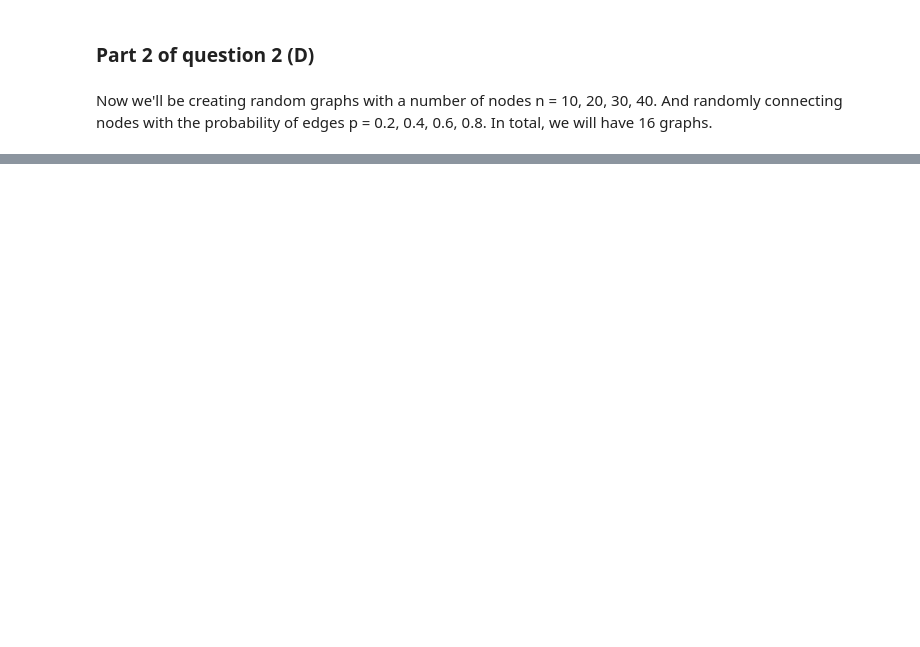
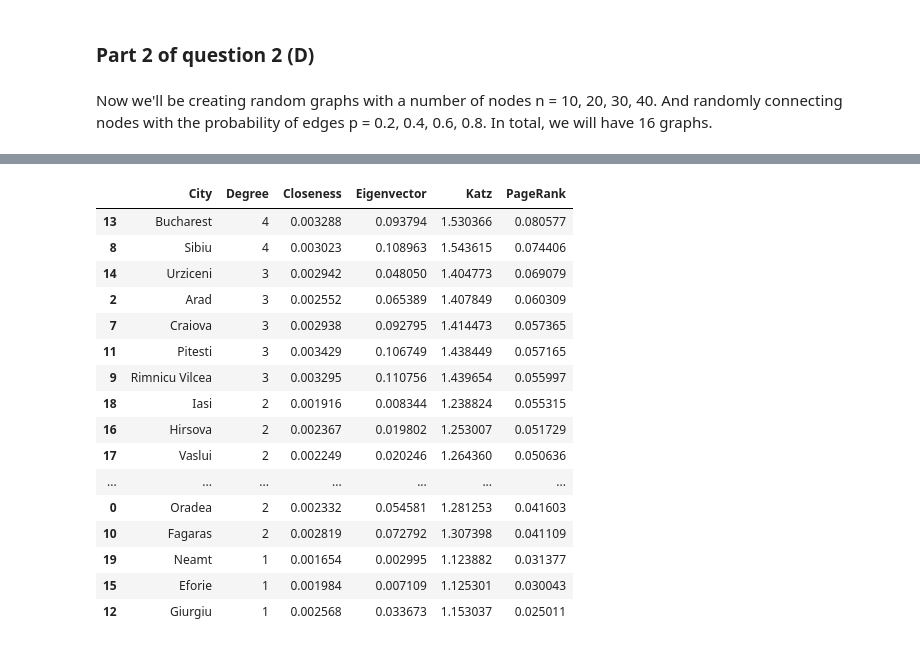
Before and after one commit to yonasengdu/graph_search_benchmark, a Jupyter notebook: assignment.ipynb, the cells around one changed output, grey strips where cells are left out. Saved outputs shown, nothing was run; the diff lists cells and outputs as text; code cells hidden in the pictures; blank space fills up the shorter version.

Commit message:
created a table based on the centrality values

```diff
--- a/assignment.ipynb
+++ b/assignment.ipynb
@@ -535,0 +541,10 @@ print(graphs_40[1])
+# %%
+# laying foundation for data representation
+dataForCities = {
+    'City': [],
+    'Degree': [],
+    'Closeness': [],
+    'Eigenvector': [],
+    'Katz': [],
+    'PageRank': [],
+}
@@ -535,0 +592,37 @@ print(graphs_40[1])
+# %%
+import pandas as pd
+df = pd.DataFrame(dataForCities)
+table = df.sort_values(by="PageRank", ascending=False)
+
+
+styled_table = table.style.set_table_attributes('style="border-collapse: collapse; font-family: Arial; font-size: 17px; \
+                                                 margin: 40px; padding: 20px; \
+                                                 background-color: white; color: black;"') \
+                           .background_gradient(cmap='Reds', subset=['PageRank'], low=0.4, high=0.9) \
+                           .set_table_styles([{
+                                               'selector': 'th',
+                                               'props': [('background-color', 'white'),
+                                                         ('border', '1px solid black'),
+                                                         ('padding', '5px'),
+                                                         ('text-align', 'center')]}])
+
+# display table
+display(styled_table)
+# %% [output]
+|  | City | Degree | Closeness | Eigenvector | Katz | PageRank |
+| 13 | Bucharest | 4 | 0.003288 | 0.093794 | 1.530366 | 0.080577 |
+| 8 | Sibiu | 4 | 0.003023 | 0.108963 | 1.543615 | 0.074406 |
+| 14 | Urziceni | 3 | 0.002942 | 0.048050 | 1.404773 | 0.069079 |
+| 2 | Arad | 3 | 0.002552 | 0.065389 | 1.407849 | 0.060309 |
+| 7 | Craiova | 3 | 0.002938 | 0.092795 | 1.414473 | 0.057365 |
+| 11 | Pitesti | 3 | 0.003429 | 0.106749 | 1.438449 | 0.057165 |
+| 9 | Rimnicu Vilcea | 3 | 0.003295 | 0.110756 | 1.439654 | 0.055997 |
+| 18 | Iasi | 2 | 0.001916 | 0.008344 | 1.238824 | 0.055315 |
+| 16 | Hirsova | 2 | 0.002367 | 0.019802 | 1.253007 | 0.051729 |
+| 17 | Vaslui | 2 | 0.002249 | 0.020246 | 1.264360 | 0.050636 |
+| ... | ... | ... | ... | ... | ... | ... |
+| 0 | Oradea | 2 | 0.002332 | 0.054581 | 1.281253 | 0.041603 |
+| 10 | Fagaras | 2 | 0.002819 | 0.072792 | 1.307398 | 0.041109 |
+| 19 | Neamt | 1 | 0.001654 | 0.002995 | 1.123882 | 0.031377 |
+| 15 | Eforie | 1 | 0.001984 | 0.007109 | 1.125301 | 0.030043 |
+| 12 | Giurgiu | 1 | 0.002568 | 0.033673 | 1.153037 | 0.025011 |
```
Also changed, not shown: parts of 22 cells of this notebook.
